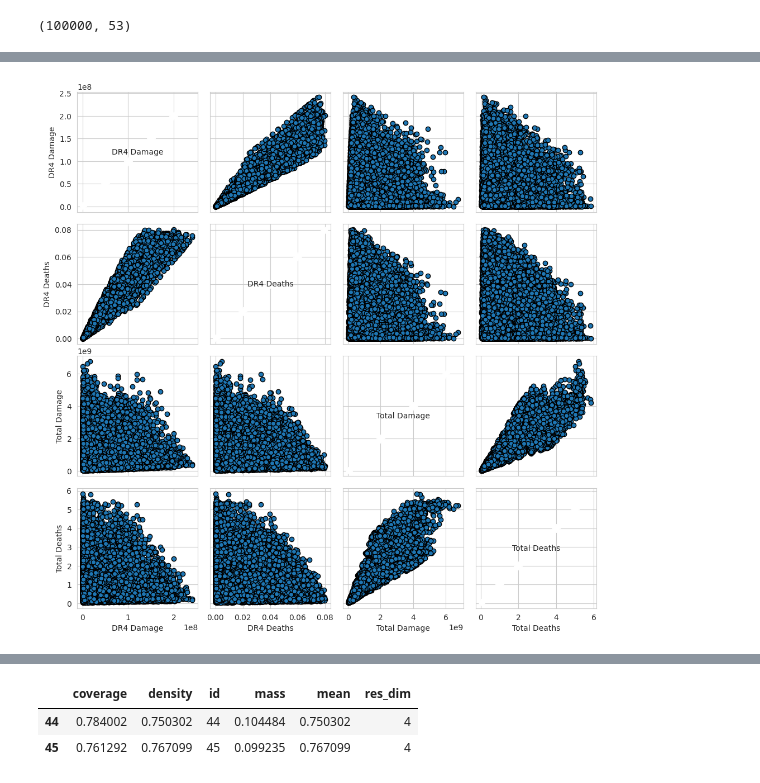
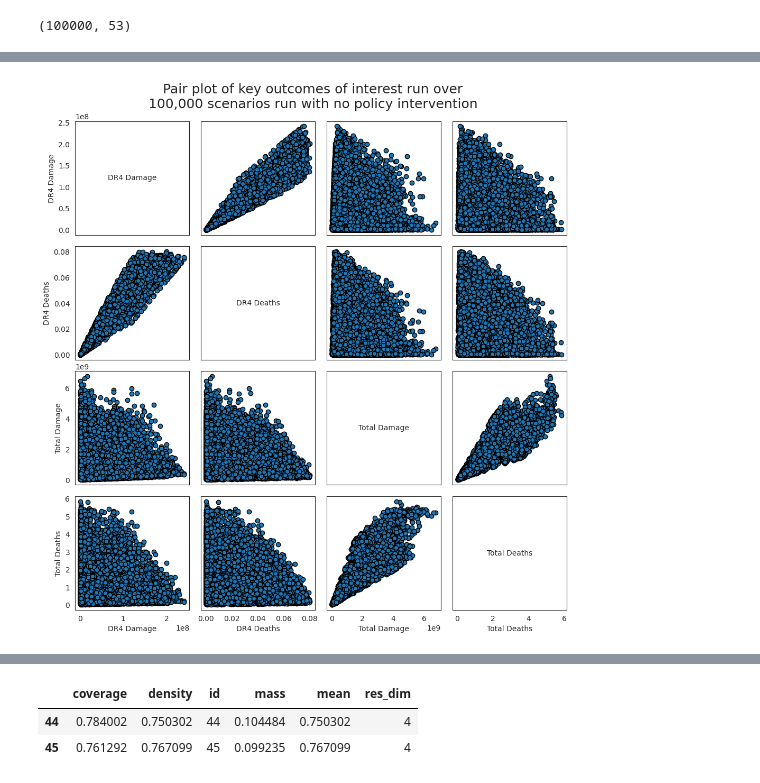
Before and after one commit to ghsher/epa1361_group15, a Jupyter notebook: final assignment/Scenario_Discovery.ipynb, the cells around one changed output, grey strips where cells are left out. Saved outputs shown, nothing was run; the diff lists cells and outputs as text; code cells hidden in the pictures.

Commit message:
Full annotation and final plot styling in Scenario_Discovery

```diff
--- a/final assignment/Scenario_Discovery.ipynb
+++ b/final assignment/Scenario_Discovery.ipynb
@@ -23,24 +33,30 @@ experiments.shape
 # %%
-## FILTER OUT CASES W NO DAMAGE TO A.4
+# Drop experiments directly from the DataFrame
 experiments_to_drop = []
 for i, result in enumerate(outcomes['A4_Expected_Annual_Damage']):
     if result == 0:
         experiments_to_drop.append(i)
 
 experiments = experiments.drop(experiments_to_drop)
+
+# Drop outcomes in each outcome array using the indices found from experiments
+# (outcomes and experiments are co-indexed)
 new_outcomes = {}
 for key in outcomes:
     drop_index = 0
     new_outcomes[key] = np.array([])
-    for i in range(len(outcomes[key])):
+    for i, val in enumerate((outcomes[key])):
         if drop_index == len(experiments_to_drop):
+            # There are no more results to drop: stop.
             break
         elif i == experiments_to_drop[drop_index]:
+            # Dropping this value: Advance in drop list _without_ saving value.
             drop_index += 1
         else:
-            new_outcomes[key] = np.append(new_outcomes[key], outcomes[key][i])
+            # Otherwise: write value back to new list.
+            new_outcomes[key] = np.append(new_outcomes[key], val)
 outcomes = new_outcomes
 
-print(len(outcomes['A4_Expected_Annual_Damage']))
+print(f"{len(outcomes['A4_Expected_Annual_Damage'])} cases with damage to A4.")
 results = (experiments, outcomes)
 # %% [output]
@@ -54,3 +72,4 @@ First, we can look at a pair-plotted scatter plot to visualize how our outcomes
 # %%
 outcomes_of_interest = ['A4_Expected_Annual_Damage', 'A4_Expected_Number_of_Deaths',
-                        'Total_Expected_Annual_Damage', 'Total_Expected_Number_of_Deaths',]
+                        'Total_Expected_Annual_Damage', 'Total_Expected_Number_of_Deaths']
+ooi = outcomes_of_interest[0]
@@ -57,18 +78,25 @@ outcomes_of_interest = ['A4_Expected_Annual_Damage', 'A4_Expected_Number_of_Deat
 # %%
+# Subset & rename data columns for readability
 outcomes_subset = {k:outcomes[k] for k in outcomes_of_interest if k in outcomes}
 
 ylabels = {
     'A4_Expected_Annual_Damage'        : 'DR4 Damage',
     'A4_Expected_Number_of_Deaths'     : 'DR4 Deaths',
     'Total_Expected_Annual_Damage'      : 'Total Damage',
     'Total_Expected_Number_of_Deaths'   : 'Total Deaths'
 }
+
 fig, axes = pairs_plotting.pairs_scatter(experiments, outcomes_subset,
                                          legend=True, ylabels=ylabels,
                                          linewidth=0,
                                         )
+
+# Graph settings
 fig.set_size_inches(12, 12)
+fig.suptitle("Pair plot of key outcomes of interest run over\n"
+             + "100,000 scenarios run with no policy intervention",
+             fontsize=18, y=0.94)
 plt.savefig('img/scenario_discovery__outcomes_pairplot.png')
 plt.show()
 # %% [output]
-[figure, old version]
+[figure, new version]
```
Also changed, not shown: parts of 40 cells of this notebook, 10 other files.
